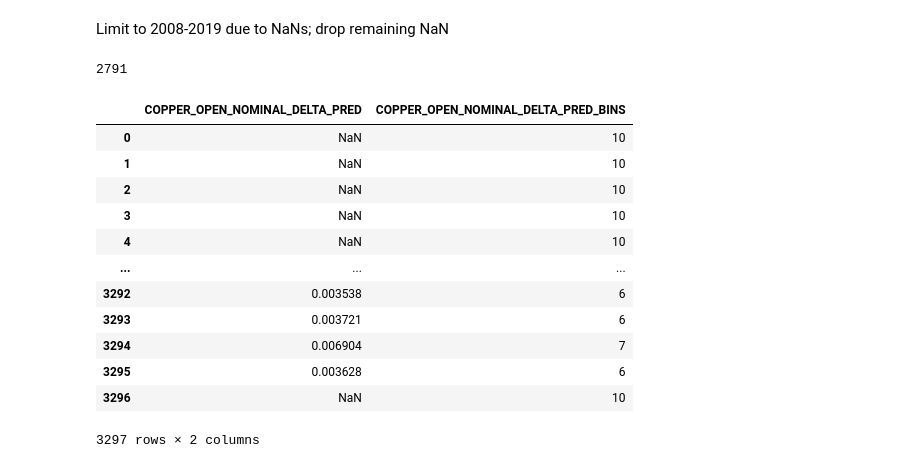
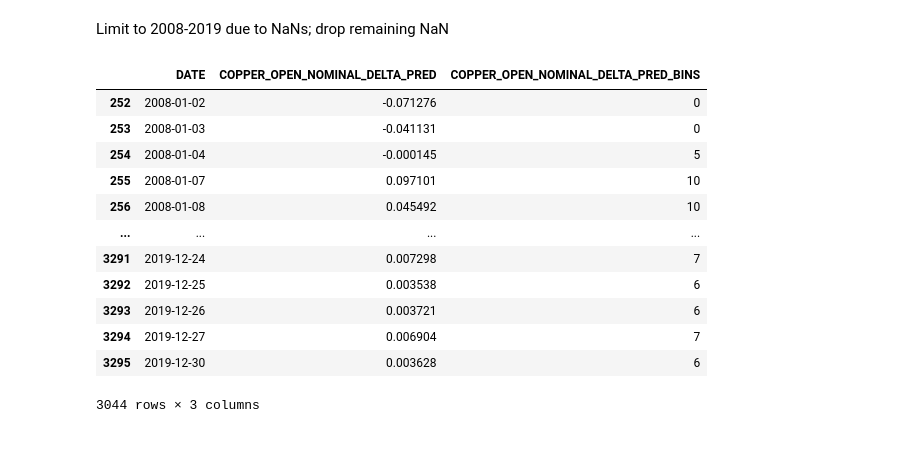
Before and after one commit to neal-logan/ea-nasir, a Jupyter notebook: 03_decisioning.ipynb, the cells around one changed output. Saved outputs shown, nothing was run; the diff lists cells and outputs as text; code cells hidden in the pictures.

```diff
--- a/03_decisioning.ipynb
+++ b/03_decisioning.ipynb
@@ -76,9 +76,7 @@ breakpoints
 # %% [markdown]
 Limit to 2008-2019 due to NaNs; drop remaining NaN
 # %%
-dev_df = dev_df[dev_df['DATE'].dt.year > 2008].dropna()
+dev_df = dev_df[dev_df['DATE'].dt.year >= 2008].dropna()
-# %% [output]
-2791
 # %%
 def calc_bin(x : float,
              breakpoints : list)->int:
@@ -102,18 +100,18 @@ dev_df = bins_by_breakpoint(dev_df,
     breakpoints,
     'COPPER_OPEN_NOMINAL_DELTA_PRED',)
 # %%
-dev_df[['COPPER_OPEN_NOMINAL_DELTA_PRED','COPPER_OPEN_NOMINAL_DELTA_PRED_BINS']]
+dev_df[['DATE','COPPER_OPEN_NOMINAL_DELTA_PRED','COPPER_OPEN_NOMINAL_DELTA_PRED_BINS']]
 # %% [output]
-|  | COPPER_OPEN_NOMINAL_DELTA_PRED | COPPER_OPEN_NOMINAL_DELTA_PRED_BINS |
-| 0 | NaN | 10 |
-| 1 | NaN | 10 |
-| 2 | NaN | 10 |
-| 3 | NaN | 10 |
-| 4 | NaN | 10 |
-| ... | ... | ... |
-| 3292 | 0.003538 | 6 |
-| 3293 | 0.003721 | 6 |
-| 3294 | 0.006904 | 7 |
-| 3295 | 0.003628 | 6 |
-| 3296 | NaN | 10 |
+|  | DATE | COPPER_OPEN_NOMINAL_DELTA_PRED | COPPER_OPEN_NOMINAL_DELTA_PRED_BINS |
+| 252 | 2008-01-02 | -0.071276 | 0 |
+| 253 | 2008-01-03 | -0.041131 | 0 |
+| 254 | 2008-01-04 | -0.000145 | 5 |
+| 255 | 2008-01-07 | 0.097101 | 10 |
+| 256 | 2008-01-08 | 0.045492 | 10 |
+| ... | ... | ... | ... |
+| 3291 | 2019-12-24 | 0.007298 | 7 |
+| 3292 | 2019-12-25 | 0.003538 | 6 |
+| 3293 | 2019-12-26 | 0.003721 | 6 |
+| 3294 | 2019-12-27 | 0.006904 | 7 |
+| 3295 | 2019-12-30 | 0.003628 | 6 |
-3297 rows × 2 columns
+3044 rows × 3 columns
```
Also changed, not shown: parts of 2 cells of this notebook, 2 other files.
